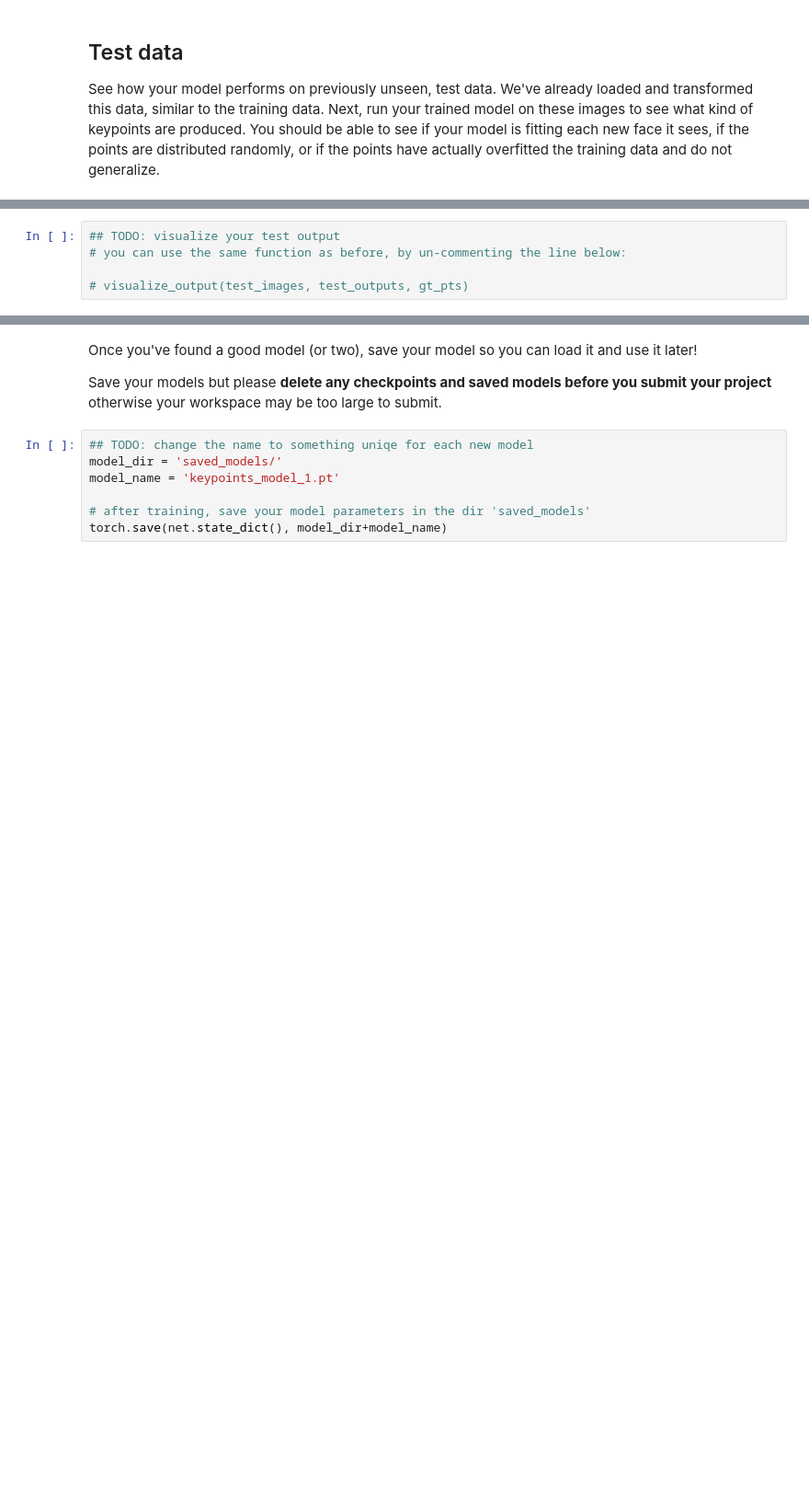
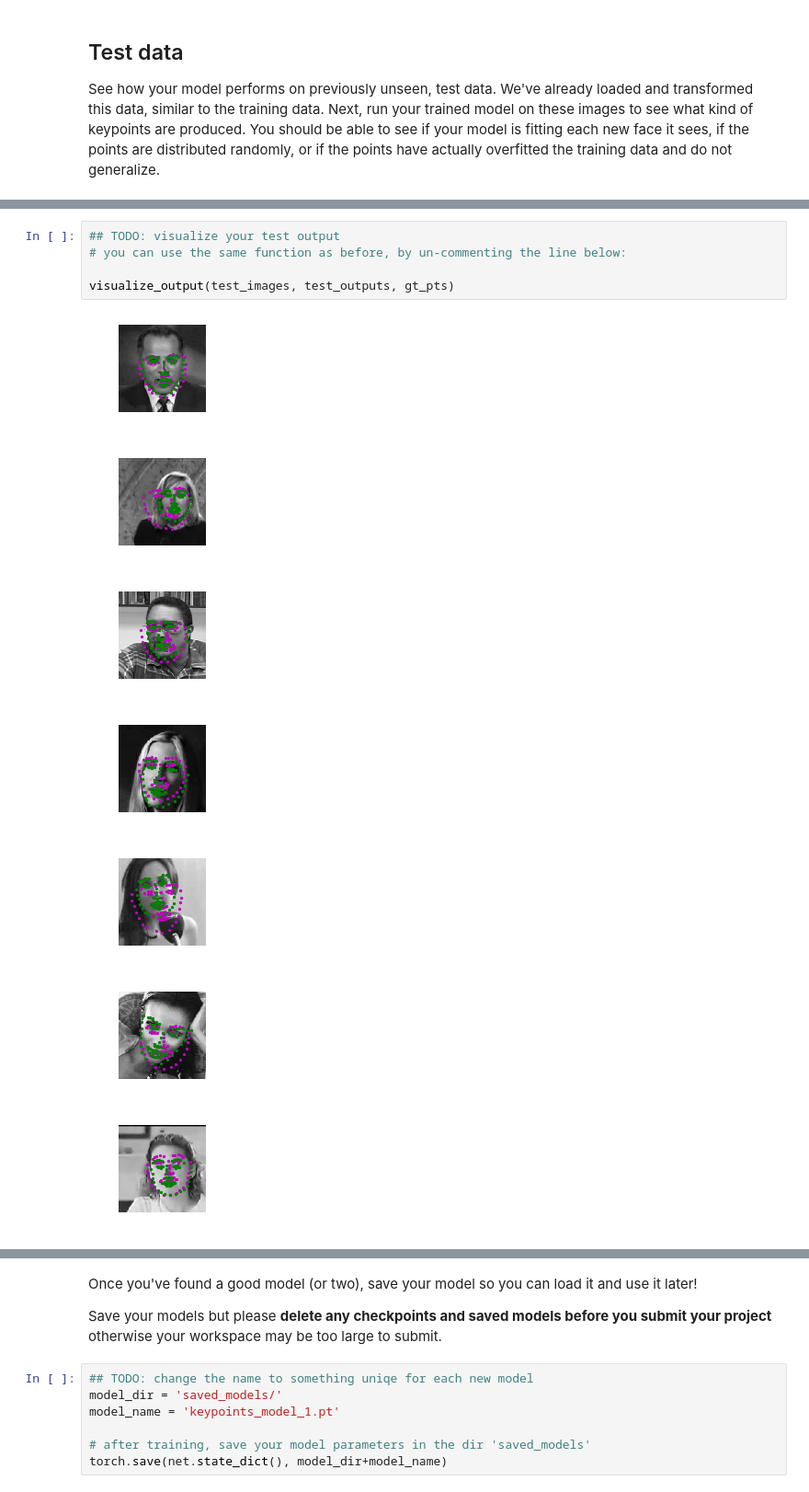
Before and after one commit to cvnd-course/Project-Facial-Keypoint-Detection, a Jupyter notebook: 2. Define the Network Architecture.ipynb, the cells around one changed output, grey strips where cells are left out. Shown at 92% size. Cells and saved outputs as stored; diff of their text form; blank space fills up the shorter version.

```diff
--- a/2. Define the Network Architecture.ipynb
+++ b/2. Define the Network Architecture.ipynb
@@ -468,5 +479,13 @@ print(gt_pts.size())
 # %%
 ## TODO: visualize your test output
 # you can use the same function as before, by un-commenting the line below:
 
-# visualize_output(test_images, test_outputs, gt_pts)
+visualize_output(test_images, test_outputs, gt_pts)
+# %% [output]
+[figure, added]
+[figure, added]
+[figure, added]
+[figure, added]
+[figure, added]
+[figure, added]
+[figure, added]
```
Also changed, not shown: parts of 12 cells of this notebook, 3 other files.
